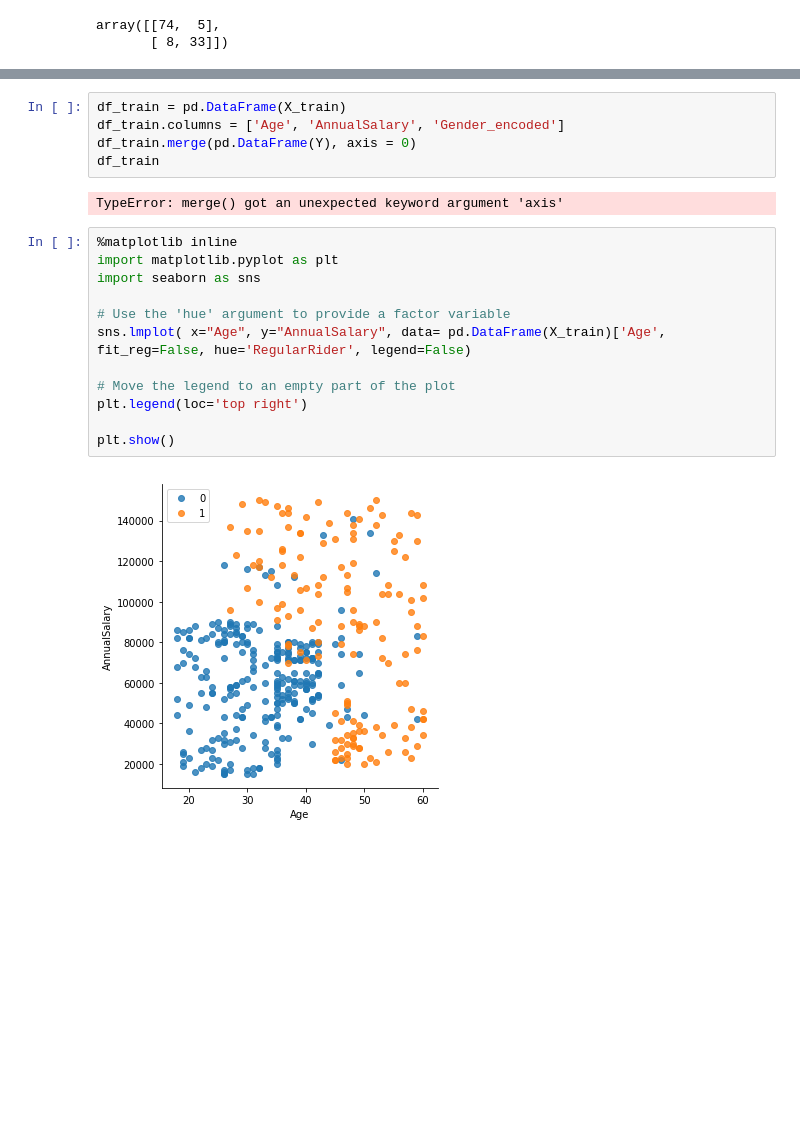
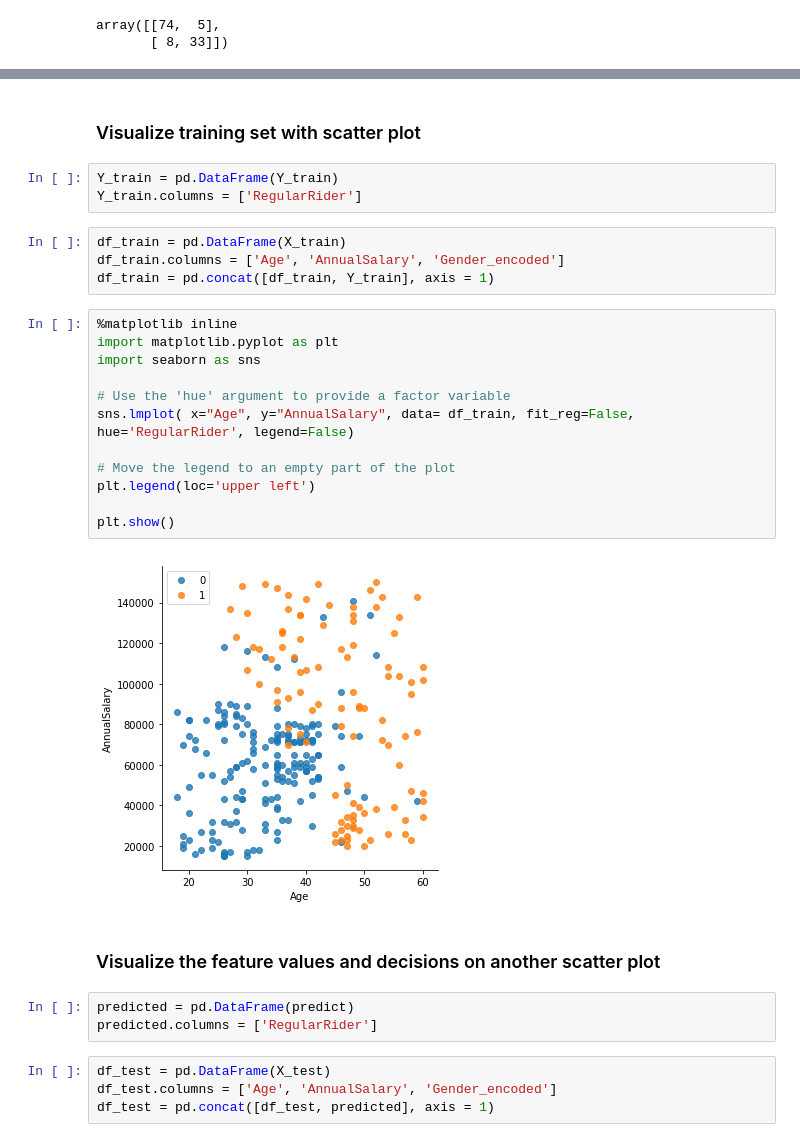
Before and after one commit to tungduongbk/tungduong, a Jupyter notebook: Uber_usage_logistic.ipynb, the cells around one changed output, grey strips where cells are left out. Saved outputs shown, nothing was run; the diff lists cells and outputs as text; blank space fills up the shorter version.

```diff
--- a/Uber_usage_logistic.ipynb
+++ b/Uber_usage_logistic.ipynb
@@ -131,21 +155,32 @@ roc_auc_train
+# %% [markdown]
+### Visualize training set with scatter plot
+# %%
+Y_train = pd.DataFrame(Y_train)
+Y_train.columns = ['RegularRider']
 # %%
 df_train = pd.DataFrame(X_train)
 df_train.columns = ['Age', 'AnnualSalary', 'Gender_encoded']
-df_train.merge(pd.DataFrame(Y), axis = 0)
-df_train
+df_train = pd.concat([df_train, Y_train], axis = 1)
-# %% [output]
-TypeError: merge() got an unexpected keyword argument 'axis'
 # %%
 %matplotlib inline
 import matplotlib.pyplot as plt
 import seaborn as sns
 
 # Use the 'hue' argument to provide a factor variable
-sns.lmplot( x="Age", y="AnnualSalary", data= pd.DataFrame(X_train)['Age', fit_reg=False, hue='RegularRider', legend=False)
+sns.lmplot( x="Age", y="AnnualSalary", data= df_train, fit_reg=False, hue='RegularRider', legend=False)
 
 # Move the legend to an empty part of the plot
-plt.legend(loc='top right')
+plt.legend(loc='upper left')
 
 plt.show()
 # %% [output]
-[figure, old version]
+[figure, new version]
+# %% [markdown]
+### Visualize the feature values and decisions on another scatter plot
+# %%
+predicted = pd.DataFrame(predict)
+predicted.columns = ['RegularRider']
+# %%
+df_test = pd.DataFrame(X_test)
+df_test.columns = ['Age', 'AnnualSalary', 'Gender_encoded']
+df_test = pd.concat([df_test, predicted], axis = 1)
```
Also changed, not shown: parts of 17 cells of this notebook, 1 other file.
